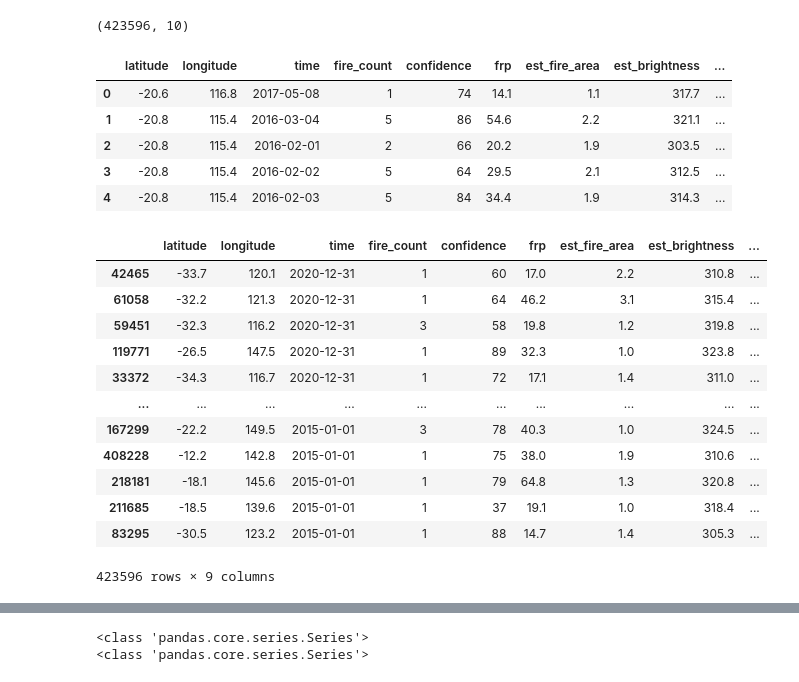
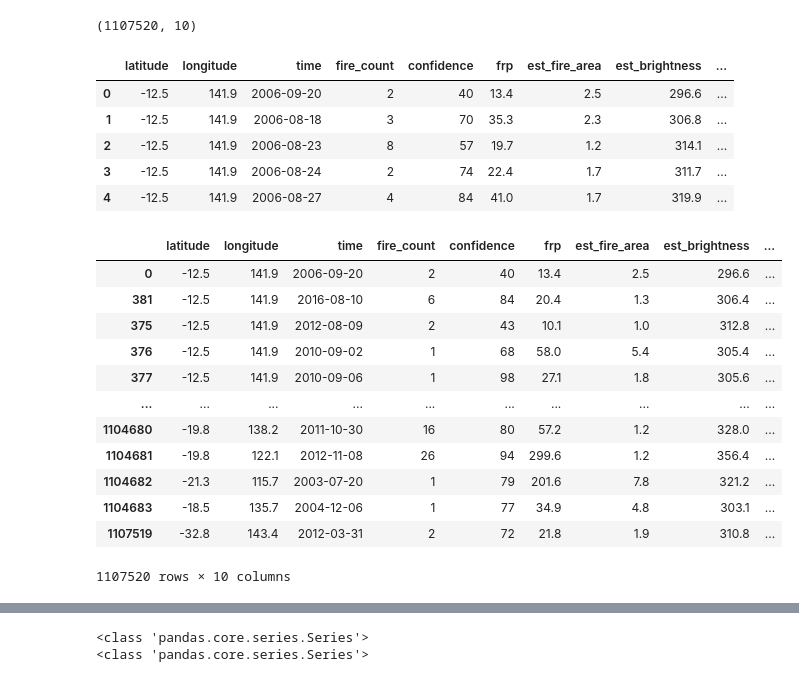
Before and after one commit to IsuruAriyarathne/challenge-wildfires, a Jupyter notebook: us/notebooks/filter_location_time_series.ipynb, the cells around one changed output, grey strips where cells are left out. Drawn from its saved outputs; the diff is of its cells as text; code cells hidden in the pictures.

```diff
--- a/us/notebooks/filter_location_time_series.ipynb
+++ b/us/notebooks/filter_location_time_series.ipynb
@@ -14,29 +29,29 @@ from tqdm import tqdm
 # %%
-url = '../data/australia_old_prepared.csv'
+url = '../data/australia_prepared.csv'
 aus_fires = pd.read_csv(url, parse_dates=['time'])
 aus_fires.shape
 aus_fires.head()
 # %% [output]
-(423596, 10)
+(1107520, 10)
 |  | latitude | longitude | time | fire_count | confidence | frp | est_fire_area | est_brightness | ... |
-| 0 | -20.6 | 116.8 | 2017-05-08 | 1 | 74 | 14.1 | 1.1 | 317.7 | ... |
-| 1 | -20.8 | 115.4 | 2016-03-04 | 5 | 86 | 54.6 | 2.2 | 321.1 | ... |
-| 2 | -20.8 | 115.4 | 2016-02-01 | 2 | 66 | 20.2 | 1.9 | 303.5 | ... |
-| 3 | -20.8 | 115.4 | 2016-02-02 | 5 | 64 | 29.5 | 2.1 | 312.5 | ... |
-| 4 | -20.8 | 115.4 | 2016-02-03 | 5 | 84 | 34.4 | 1.9 | 314.3 | ... |
+| 0 | -12.5 | 141.9 | 2006-09-20 | 2 | 40 | 13.4 | 2.5 | 296.6 | ... |
+| 1 | -12.5 | 141.9 | 2006-08-18 | 3 | 70 | 35.3 | 2.3 | 306.8 | ... |
+| 2 | -12.5 | 141.9 | 2006-08-23 | 8 | 57 | 19.7 | 1.2 | 314.1 | ... |
+| 3 | -12.5 | 141.9 | 2006-08-24 | 2 | 74 | 22.4 | 1.7 | 311.7 | ... |
+| 4 | -12.5 | 141.9 | 2006-08-27 | 4 | 84 | 41.0 | 1.7 | 319.9 | ... |
 # %%
-fire_copy.sort_values(by=['time'], ascending=False)
+aus_fires.sort_values(by=['loc_count'], ascending=False)
 # %% [output]
 |  | latitude | longitude | time | fire_count | confidence | frp | est_fire_area | est_brightness | ... |
-| 42465 | -33.7 | 120.1 | 2020-12-31 | 1 | 60 | 17.0 | 2.2 | 310.8 | ... |
-| 61058 | -32.2 | 121.3 | 2020-12-31 | 1 | 64 | 46.2 | 3.1 | 315.4 | ... |
-| 59451 | -32.3 | 116.2 | 2020-12-31 | 3 | 58 | 19.8 | 1.2 | 319.8 | ... |
-| 119771 | -26.5 | 147.5 | 2020-12-31 | 1 | 89 | 32.3 | 1.0 | 323.8 | ... |
-| 33372 | -34.3 | 116.7 | 2020-12-31 | 1 | 72 | 17.1 | 1.4 | 311.0 | ... |
+| 0 | -12.5 | 141.9 | 2006-09-20 | 2 | 40 | 13.4 | 2.5 | 296.6 | ... |
+| 381 | -12.5 | 141.9 | 2016-08-10 | 6 | 84 | 20.4 | 1.3 | 306.4 | ... |
+| 375 | -12.5 | 141.9 | 2012-08-09 | 2 | 43 | 10.1 | 1.0 | 312.8 | ... |
+| 376 | -12.5 | 141.9 | 2010-09-02 | 1 | 68 | 58.0 | 5.4 | 305.4 | ... |
+| 377 | -12.5 | 141.9 | 2010-09-06 | 1 | 98 | 27.1 | 1.8 | 305.6 | ... |
 | ... | ... | ... | ... | ... | ... | ... | ... | ... | ... |
-| 167299 | -22.2 | 149.5 | 2015-01-01 | 3 | 78 | 40.3 | 1.0 | 324.5 | ... |
-| 408228 | -12.2 | 142.8 | 2015-01-01 | 1 | 75 | 38.0 | 1.9 | 310.6 | ... |
-| 218181 | -18.1 | 145.6 | 2015-01-01 | 1 | 79 | 64.8 | 1.3 | 320.8 | ... |
-| 211685 | -18.5 | 139.6 | 2015-01-01 | 1 | 37 | 19.1 | 1.0 | 318.4 | ... |
-| 83295 | -30.5 | 123.2 | 2015-01-01 | 1 | 88 | 14.7 | 1.4 | 305.3 | ... |
+| 1104680 | -19.8 | 138.2 | 2011-10-30 | 16 | 80 | 57.2 | 1.2 | 328.0 | ... |
+| 1104681 | -19.8 | 122.1 | 2012-11-08 | 26 | 94 | 299.6 | 1.2 | 356.4 | ... |
+| 1104682 | -21.3 | 115.7 | 2003-07-20 | 1 | 79 | 201.6 | 7.8 | 321.2 | ... |
+| 1104683 | -18.5 | 135.7 | 2004-12-06 | 1 | 77 | 34.9 | 4.8 | 303.1 | ... |
+| 1107519 | -32.8 | 143.4 | 2012-03-31 | 2 | 72 | 21.8 | 1.9 | 310.8 | ... |
-423596 rows × 9 columns
+1107520 rows × 10 columns
```
Also changed, not shown: parts of 10 cells of this notebook, 1 other file.
